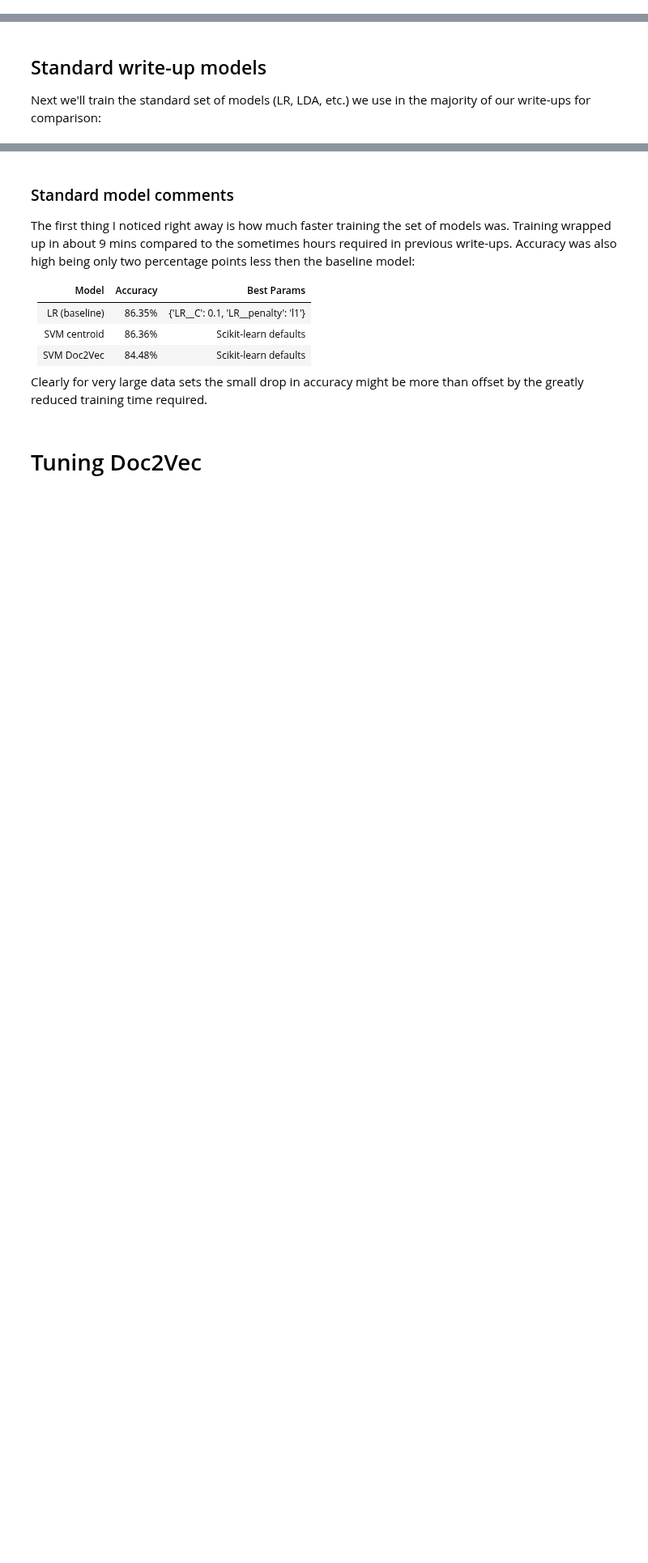
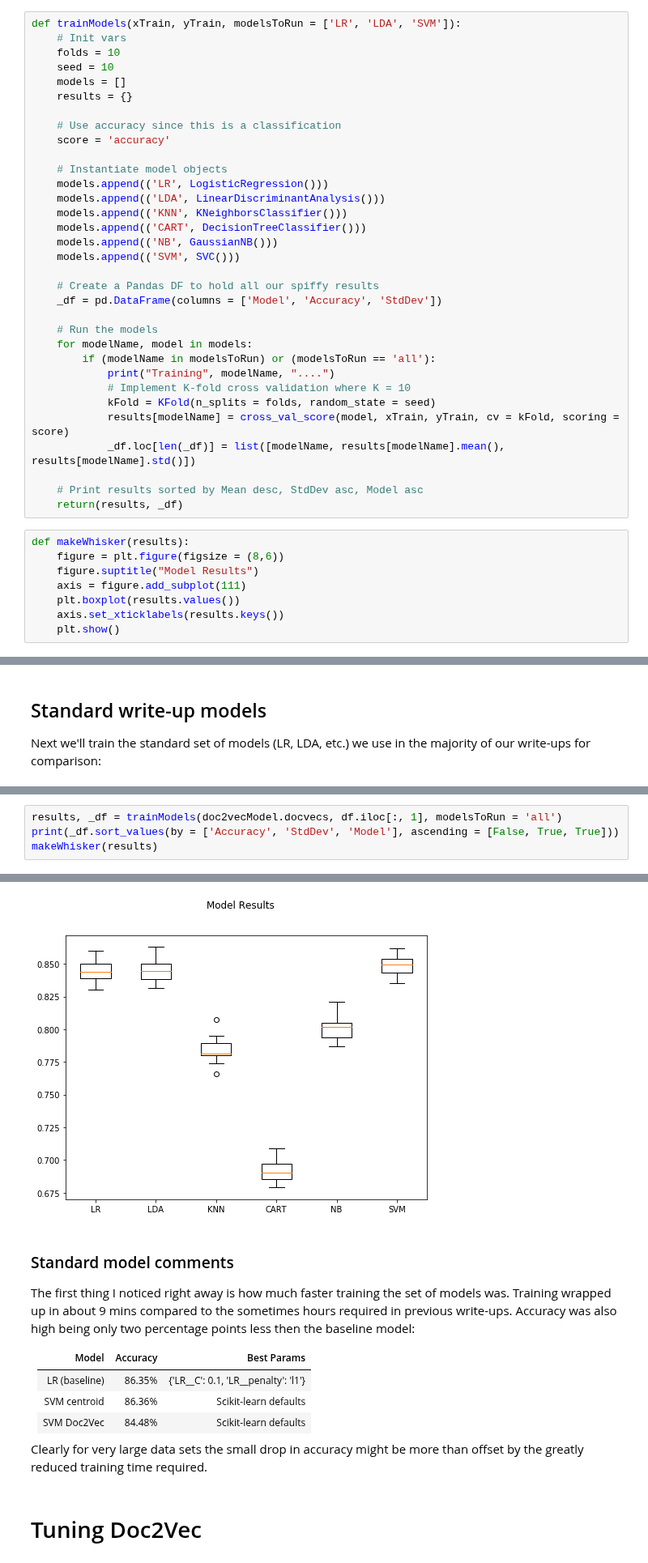
Before and after one commit to nrasch/Portfolio, a Jupyter notebook: Machine-Learning/Python/04-Classic-Datasets/Model-06.p4.ipynb, the cells around one changed output, grey strips where cells are left out. Shown at 81% size. Cells and saved outputs as stored; diff of their text form; blank space fills up the shorter version.

Commit message:
Some refactoring via helper function for model training/eval - Model-06.p4.ipynb

```diff
--- a/Machine-Learning/Python/04-Classic-Datasets/Model-06.p4.ipynb
+++ b/Machine-Learning/Python/04-Classic-Datasets/Model-06.p4.ipynb
@@ -135,3 +137,44 @@ df = pd.read_csv(labeledTrainData, sep = '\t', header = 0, quoting = 3)
+# %%
+def trainModels(xTrain, yTrain, modelsToRun = ['LR', 'LDA', 'SVM']):
+    # Init vars
+    folds = 10
+    seed = 10
+    models = []
+    results = {}
+
+    # Use accuracy since this is a classification
+    score = 'accuracy'
+
+    # Instantiate model objects
+    models.append(('LR', LogisticRegression()))
+    models.append(('LDA', LinearDiscriminantAnalysis()))
+    models.append(('KNN', KNeighborsClassifier()))
+    models.append(('CART', DecisionTreeClassifier()))
+    models.append(('NB', GaussianNB()))
+    models.append(('SVM', SVC()))
+
+    # Create a Pandas DF to hold all our spiffy results
+    _df = pd.DataFrame(columns = ['Model', 'Accuracy', 'StdDev'])
+
+    # Run the models
+    for modelName, model in models:
+        if (modelName in modelsToRun) or (modelsToRun == 'all'):
+            print("Training", modelName, "....")
+            # Implement K-fold cross validation where K = 10
+            kFold = KFold(n_splits = folds, random_state = seed)
+            results[modelName] = cross_val_score(model, xTrain, yTrain, cv = kFold, scoring = score)
+            _df.loc[len(_df)] = list([modelName, results[modelName].mean(), results[modelName].std()])
+
+    # Print results sorted by Mean desc, StdDev asc, Model asc
+    return(results, _df)
+# %%
+def makeWhisker(results):
+    figure = plt.figure(figsize = (8,6))
+    figure.suptitle("Model Results")
+    axis = figure.add_subplot(111)
+    plt.boxplot(results.values())
+    axis.set_xticklabels(results.keys())
+    plt.show()
 # %% [markdown]
 # Examine the data
 
@@ -393,0 +383,5 @@ plt.show()
+# %%
+results, _df = trainModels(doc2vecModel.docvecs, df.iloc[:, 1], modelsToRun = 'all')
+print(_df.sort_values(by = ['Accuracy', 'StdDev', 'Model'], ascending = [False, True, True]))
+makeWhisker(results)
+# %% [output]
@@ -394,3 +401,4 @@ plt.show()
+[figure, added]
 # %% [markdown]
 ### Standard model comments
 
```
Also changed, not shown: parts of 13 cells of this notebook.
